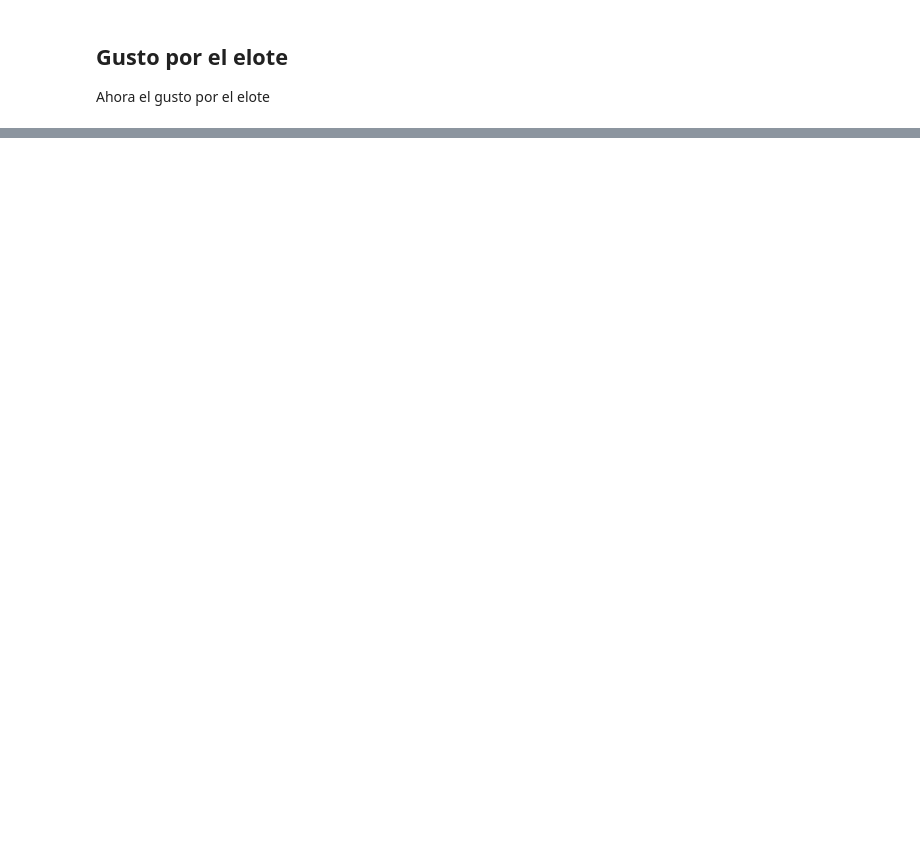
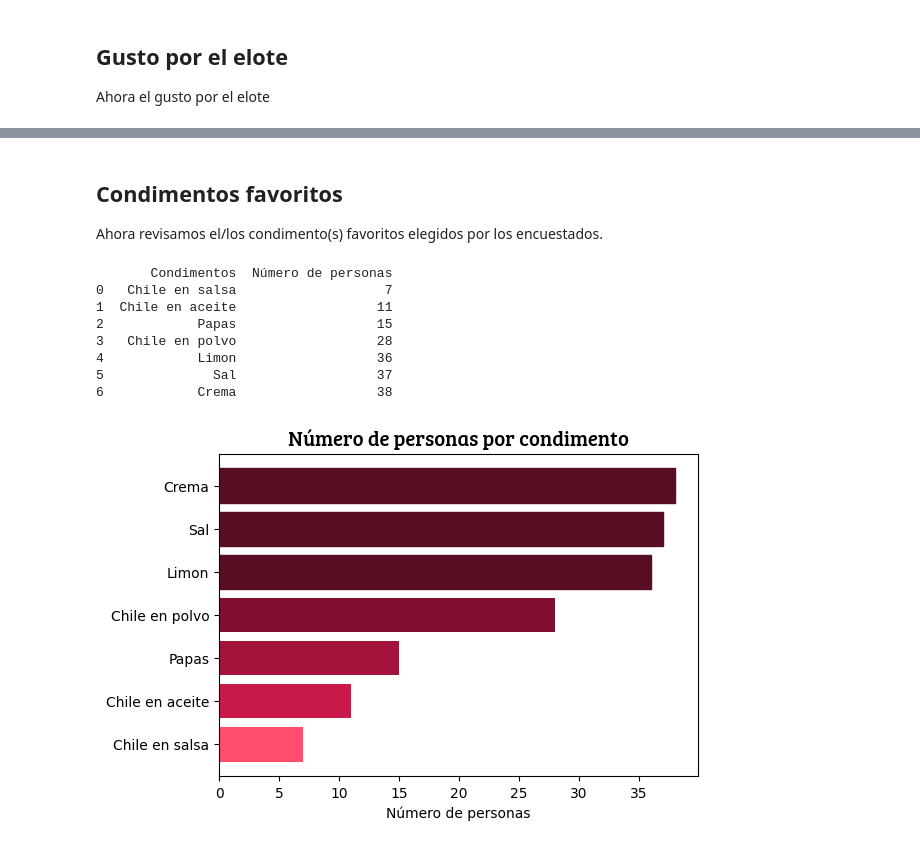
Before and after one commit to Chere3/maizteca_analisis, a Jupyter notebook: main.ipynb, the cells around one changed output, grey strips where cells are left out. Saved outputs shown, nothing was run; the diff lists cells and outputs as text; code cells hidden in the pictures; blank space fills up the shorter version.

```diff
--- a/main.ipynb
+++ b/main.ipynb
@@ -201,0 +321,62 @@ plt.show()
+# %% [markdown]
+## Condimentos favoritos
+Ahora revisamos el/los condimento(s) favoritos elegidos por los encuestados.
+# %%
+# Get the data
+condiments_data = list(map(lambda x: x, data[:, 4]))
+
+# Split the values in the array and count them.
+condiments_data = list(map(lambda x: str(x).split(";"), condiments_data))
+condiments_data = [item for sublist in condiments_data for item in sublist]
+
+# Create the figure and the axes.
+fig, ax = plt.subplots(figsize=(6, 4), constrained_layout=True)
+colors = ["#FF4D6D", "#C9184A", "#A4133C", "#800F2F"]
+
+# Remove all nans
+condiments_data = list(filter(lambda x: x != "nan", condiments_data))
+
+# Get the unique values and count them.
+condiments_data = np.unique(np.array(condiments_data), return_counts=True)
+
+# Sort the data by the number of people.
+condiments_data = (
+    condiments_data[0][np.argsort(condiments_data[1])],
+    condiments_data[1][np.argsort(condiments_data[1])],
+)
+
+print(
+    pd.DataFrame(
+        {"Condimentos": condiments_data[0], "Número de personas": condiments_data[1]}
+    )
+)
+
+# Plot the data.
+plt.barh(condiments_data[0], condiments_data[1], color=colors)
+
+# Put the colors of the 3 last bars different.
+for i, bar in enumerate(plt.gca().patches):
+    if i >= len(condiments_data[0]) - 3:
+        bar.set_color("#590D22")
+
+
+# Set the labels.
+plt.title(
+    "Número de personas por condimento",
+    fontsize=15,
+    fontweight="bold",
+    fontname="Bree Serif",
+)
+plt.xlabel("Número de personas")
+
+plt.show()
+# %% [output]
+       Condimentos  Número de personas
+0   Chile en salsa                   7
+1  Chile en aceite                  11
+2            Papas                  15
+3   Chile en polvo                  28
+4            Limon                  36
+5              Sal                  37
+6            Crema                  38
+[figure, added]
```
Also changed, not shown: parts of 12 cells of this notebook, 3 other files.
